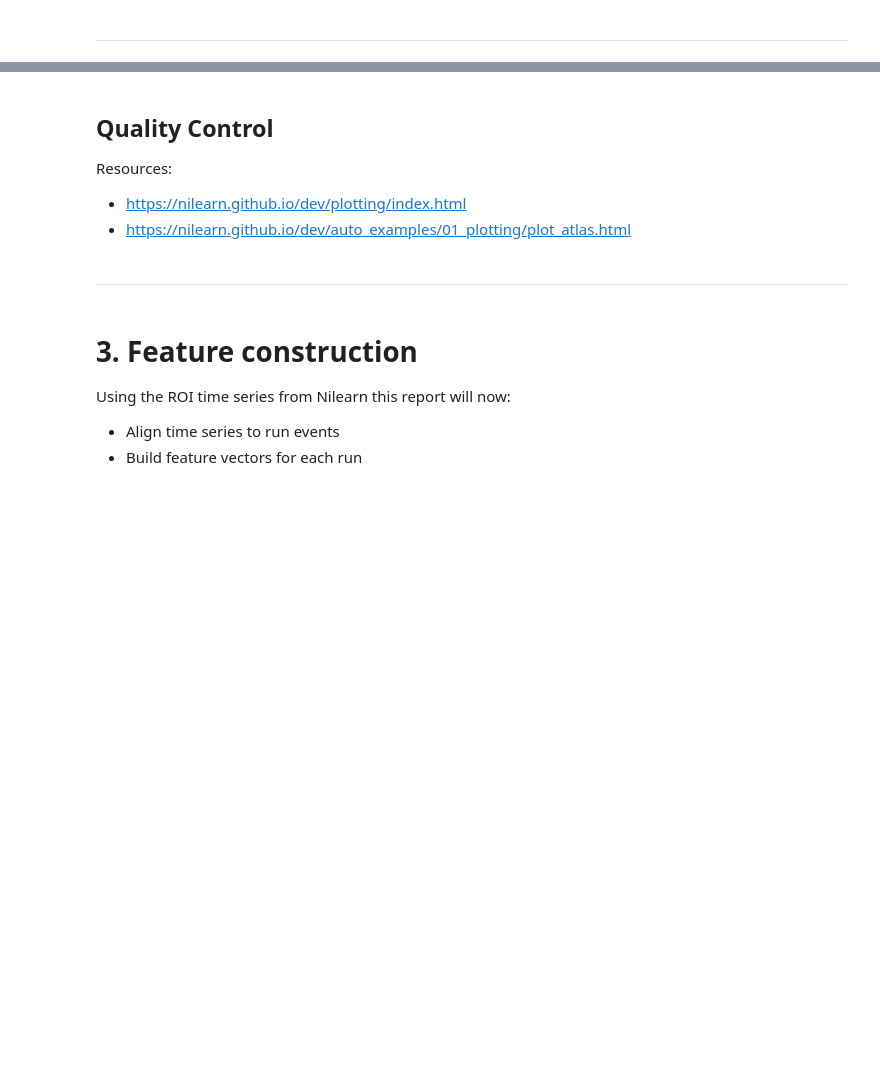
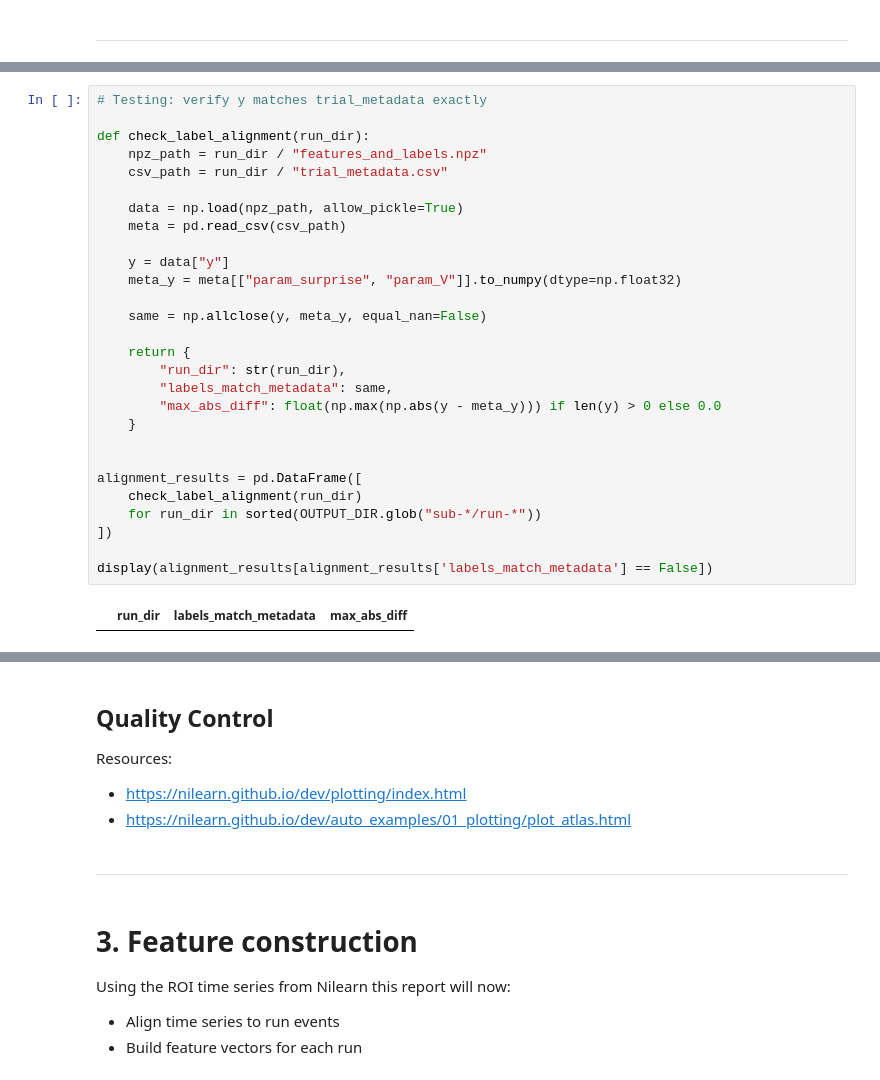
Before and after one commit to Embra-Schuilenburg/machine-learning-mechanism-of-multisensory-learning, a Jupyter notebook: 1-data-preprocessing.ipynb, the cells around one changed output, grey strips where cells are left out. Drawn from its saved outputs; the diff is of its cells as text; blank space fills up the shorter version.

```diff
--- a/1-data-preprocessing.ipynb
+++ b/1-data-preprocessing.ipynb
@@ -91,0 +798,30 @@ Resources:
+# %%
+# Testing: verify y matches trial_metadata exactly
+
+def check_label_alignment(run_dir):
+    npz_path = run_dir / "features_and_labels.npz"
+    csv_path = run_dir / "trial_metadata.csv"
+
+    data = np.load(npz_path, allow_pickle=True)
+    meta = pd.read_csv(csv_path)
+
+    y = data["y"]
+    meta_y = meta[["param_surprise", "param_V"]].to_numpy(dtype=np.float32)
+
+    same = np.allclose(y, meta_y, equal_nan=False)
+
+    return {
+        "run_dir": str(run_dir),
+        "labels_match_metadata": same,
+        "max_abs_diff": float(np.max(np.abs(y - meta_y))) if len(y) > 0 else 0.0
+    }
+
+
+alignment_results = pd.DataFrame([
+    check_label_alignment(run_dir)
+    for run_dir in sorted(OUTPUT_DIR.glob("sub-*/run-*"))
+])
+
+display(alignment_results[alignment_results['labels_match_metadata'] == False])
+# %% [output]
+|  | run_dir | labels_match_metadata | max_abs_diff |
```
Also changed, not shown: parts of 24 cells of this notebook, 3 other files.
